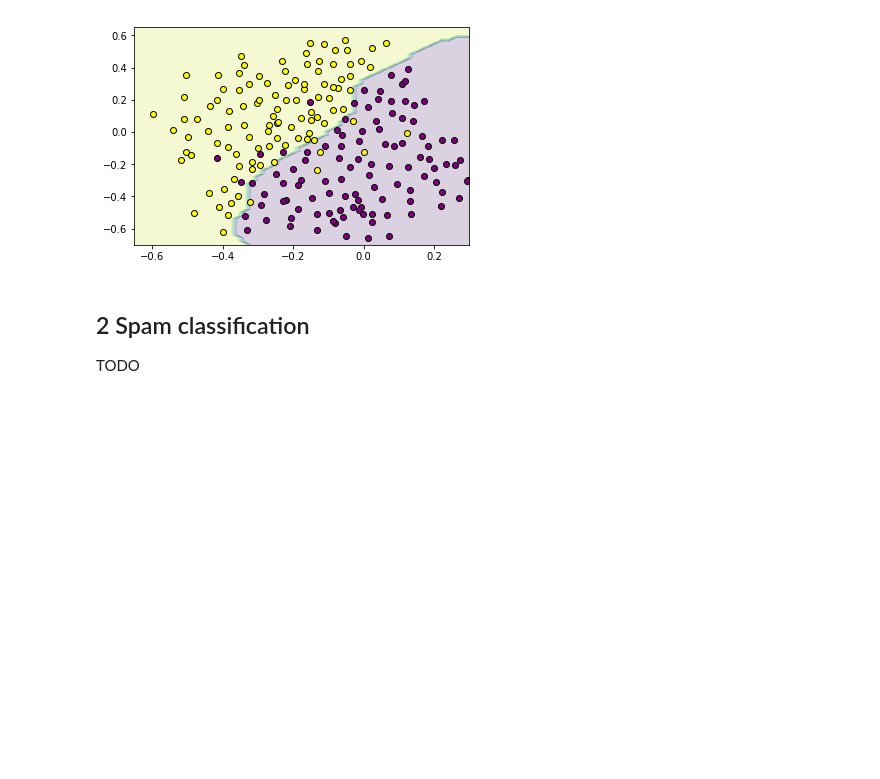
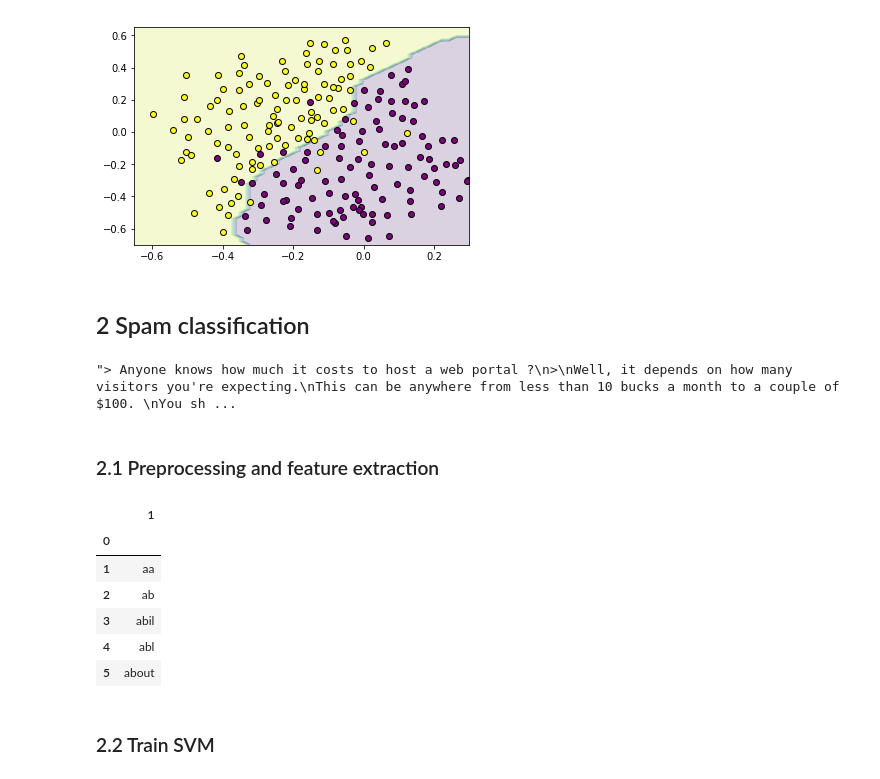
Before and after one commit to wesbarnett/MachineLearning, a Jupyter notebook: Support Vector Machines.ipynb, the cells around one changed output. Saved outputs shown, nothing was run; the diff lists cells and outputs as text; code cells hidden in the pictures; blank space fills up the shorter version.

```diff
--- a/Support Vector Machines.ipynb
+++ b/Support Vector Machines.ipynb
@@ -148,4 +148,3 @@ ax.set_ylim([-0.7,0.65])
 [figure]
 # %% [markdown]
 ## 2 Spam classification
-TODO
@@ -151,0 +158,18 @@ TODO
+# %%
+file_contents
+# %% [output]
+"> Anyone knows how much it costs to host a web portal ?\n>\nWell, it depends on how many visitors you're expecting.\nThis can be anywhere from less than 10 bucks a month to a couple of $100. \nYou sh ...
+# %% [markdown]
+### 2.1 Preprocessing and feature extraction
+# %%
+df_vocab = pd.read_csv('vocab.txt', delim_whitespace=True, header=None,
+                       index_col=0)
+df_vocab.head()
+# %% [output]
+|  | 1 |
+| 0 |  |
+| 1 | aa |
+| 2 | ab |
+| 3 | abil |
+| 4 | abl |
+| 5 | about |
@@ -151,0 +198,2 @@ TODO
+# %% [markdown]
+### 2.2 Train SVM
```
Also changed, not shown: parts of 16 cells of this notebook, 7 other files.
